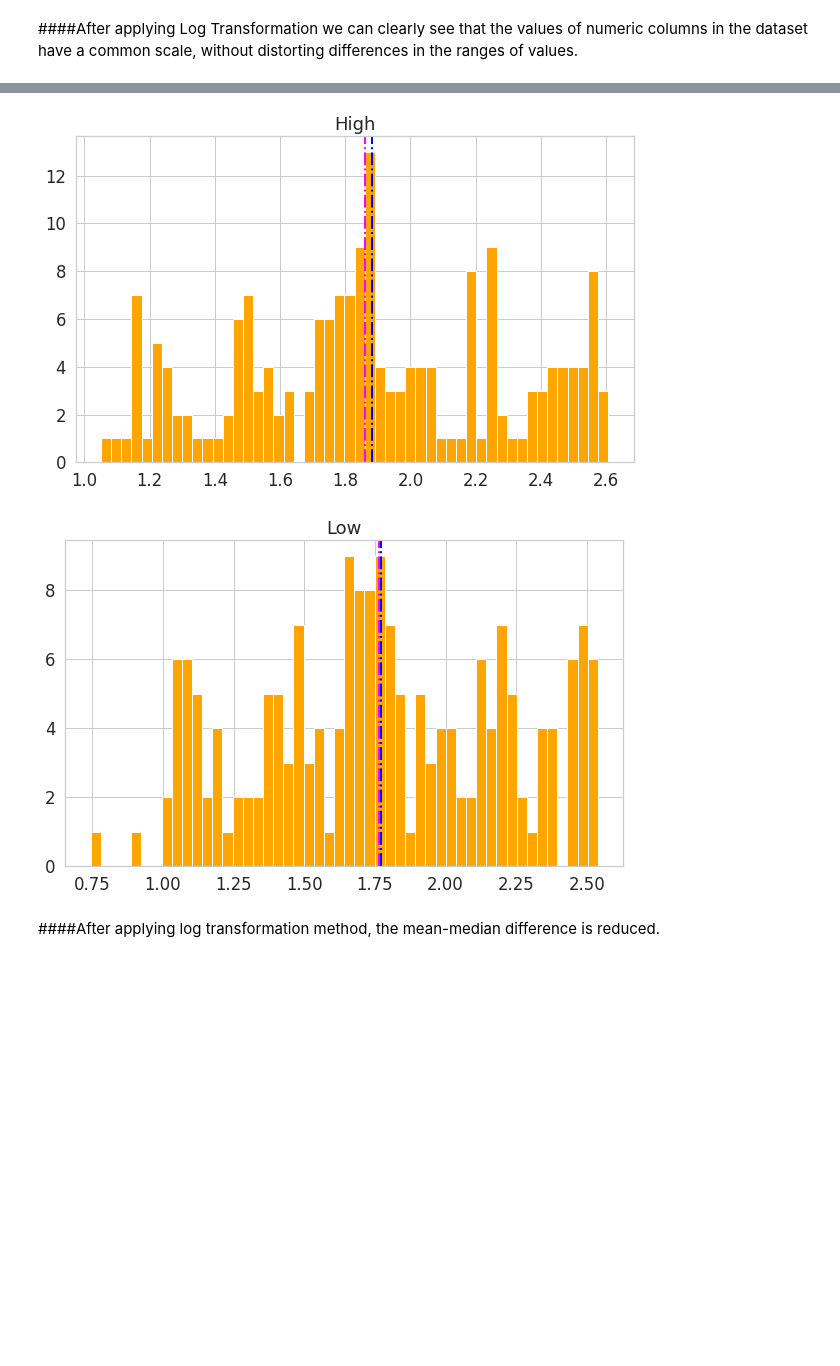
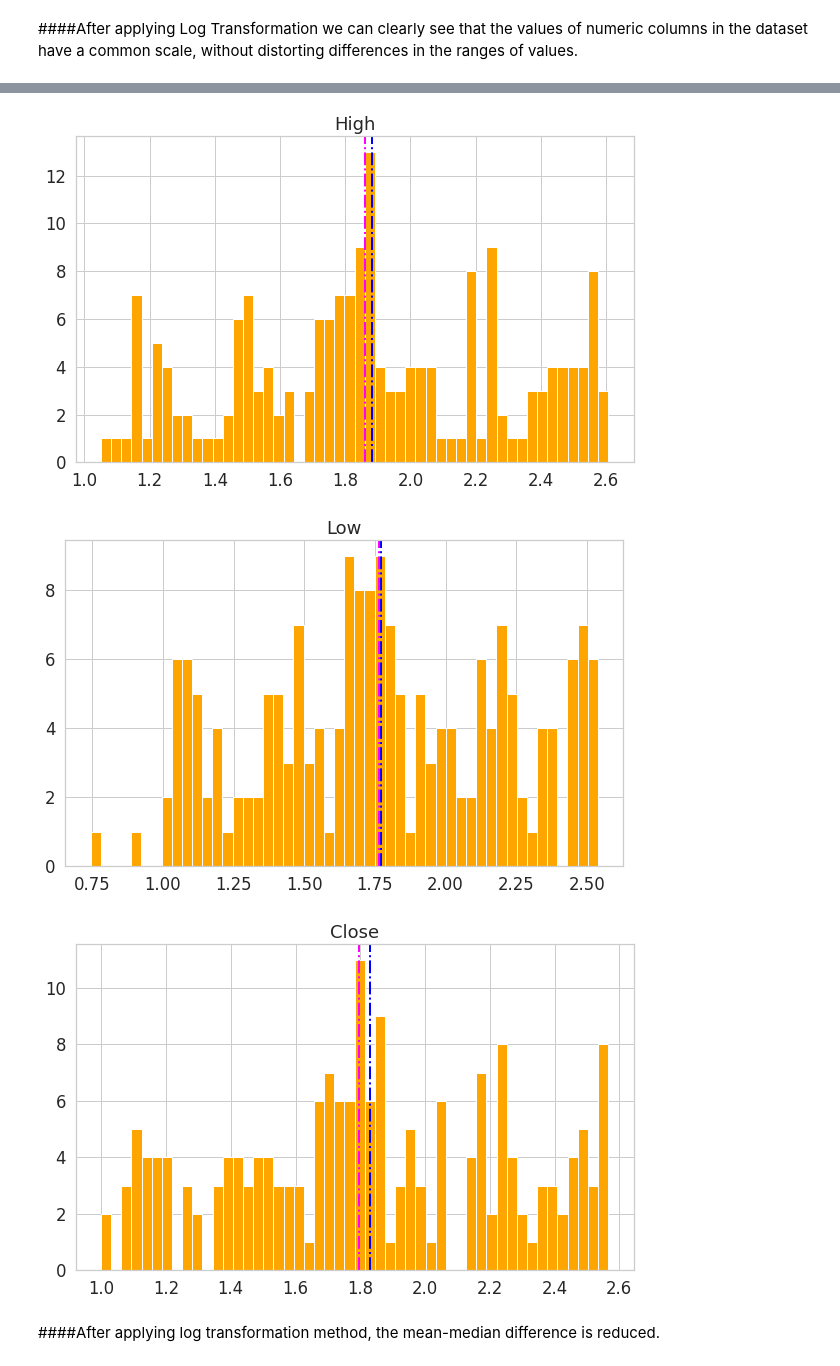
Before and after one commit to abhikr1302/ML_Capstone_Yes_Bank_Stock_closing_Prediction, a Jupyter notebook: ML_Yes_Bank_Stock_Prediction.ipynb, the cells around one changed output, grey strips where cells are left out. Drawn from its saved outputs; the diff is of its cells as text; code cells hidden in the pictures; blank space fills up the shorter version.

```diff
--- a/ML_Yes_Bank_Stock_Prediction.ipynb
+++ b/ML_Yes_Bank_Stock_Prediction.ipynb
@@ -234,17 +234,17 @@ fig = sns.boxplot(y=np.log10(df["Low"]), color="orange",ax=axes[2])
 # %%
 for i in num_cols[:]:
   fig = plt.figure(figsize=(10,6))
   ax = fig.gca()
   features = np.log10(df[i])
-  label = df['Close']
   features.hist(bins = 50,ax = ax,color = 'orange')
   ax.axvline(features.mean(),color = 'blue',linestyle = 'dashdot',linewidth = 2)
   ax.axvline(features.median(),color = 'magenta',linestyle = 'dashdot',linewidth = 2)
   ax.set_title(i)
 # %% [output]
 [figure]
 [figure]
 [figure]
+[figure, added]
 # %% [markdown]
 ####After applying log transformation method, the mean-median difference is reduced.
 # %% [markdown]
```
Also changed, not shown: parts of 4 cells of this notebook.
